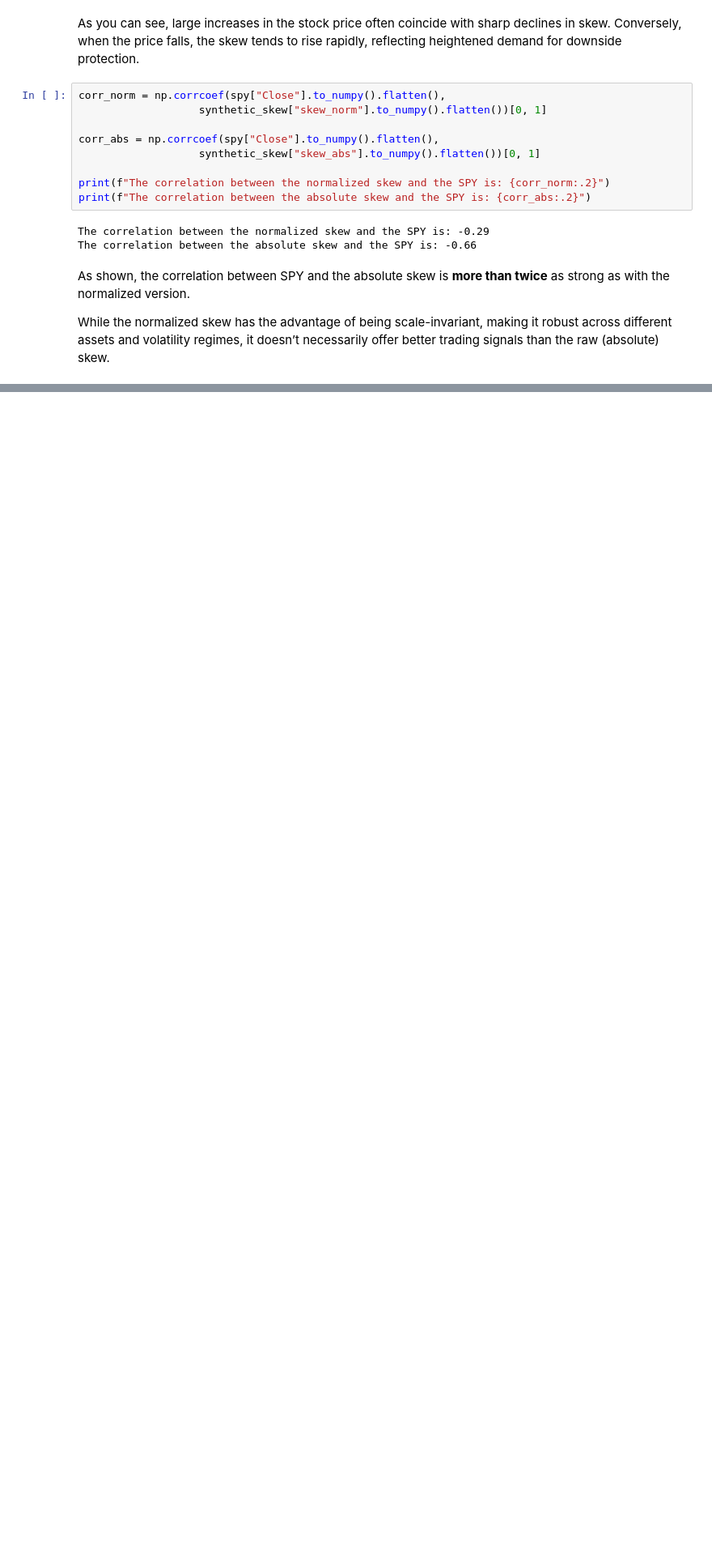
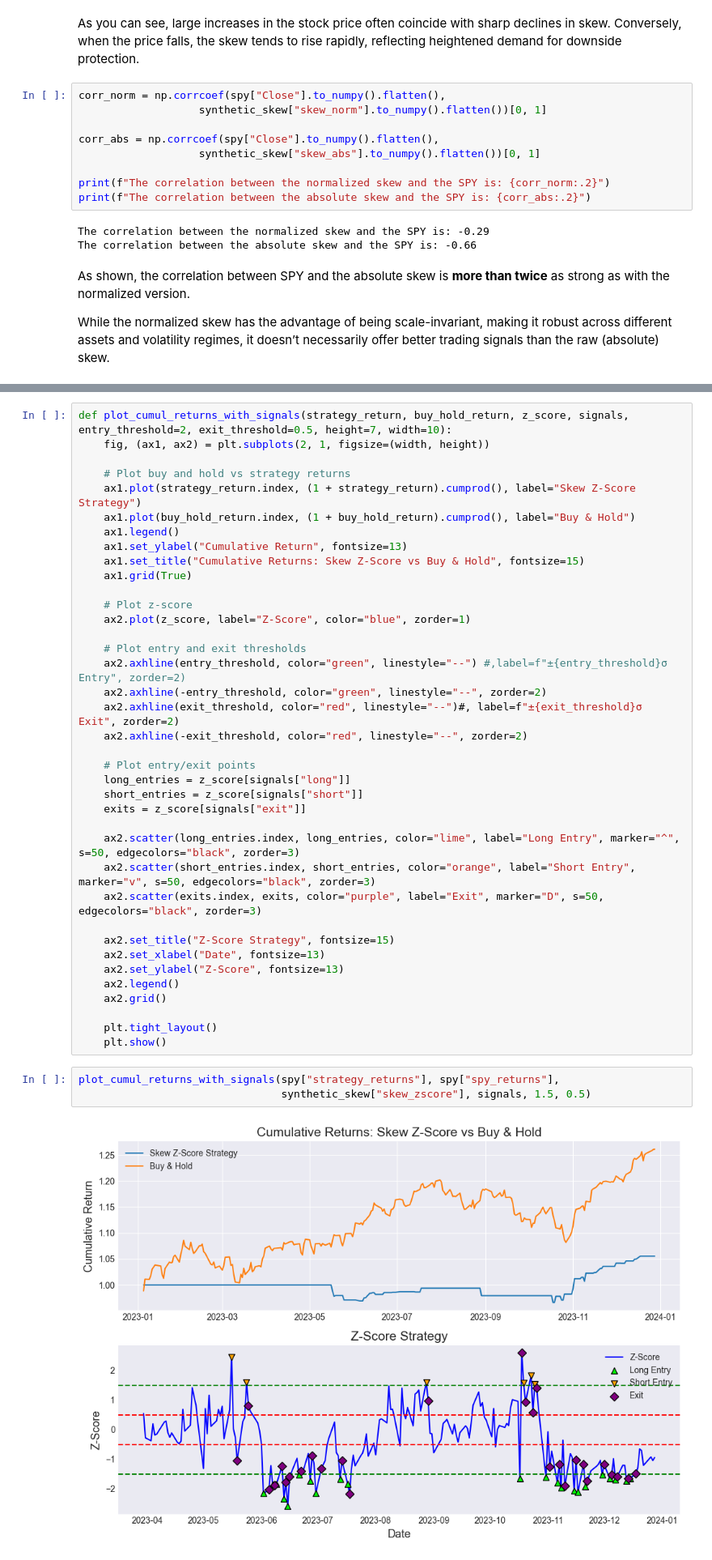
Before and after one commit to anthonymakarewicz/volatility-trading, a Jupyter notebook: skew_trading.ipynb, the cells around one changed output, grey strips where cells are left out. Shown at 81% size. Cells and saved outputs as stored; diff of their text form; blank space fills up the shorter version.

Commit message:
Added comapriosn between buy & hold vs skew reversion

```diff
--- a/skew_trading.ipynb
+++ b/skew_trading.ipynb
@@ -736,0 +762,43 @@ plt.show()
+# %%
+def plot_cumul_returns_with_signals(strategy_return, buy_hold_return, z_score, signals, entry_threshold=2, exit_threshold=0.5, height=7, width=10):
+    fig, (ax1, ax2) = plt.subplots(2, 1, figsize=(width, height))
+
+    # Plot buy and hold vs strategy returns
+    ax1.plot(strategy_return.index, (1 + strategy_return).cumprod(), label="Skew Z-Score Strategy")
+    ax1.plot(buy_hold_return.index, (1 + buy_hold_return).cumprod(), label="Buy & Hold")
+    ax1.legend()
+    ax1.set_ylabel("Cumulative Return", fontsize=13)
+    ax1.set_title("Cumulative Returns: Skew Z-Score vs Buy & Hold", fontsize=15)
+    ax1.grid(True)
+
+    # Plot z-score
+    ax2.plot(z_score, label="Z-Score", color="blue", zorder=1)
+
+    # Plot entry and exit thresholds
+    ax2.axhline(entry_threshold, color="green", linestyle="--") #,label=f"±{entry_threshold}σ Entry", zorder=2)
+    ax2.axhline(-entry_threshold, color="green", linestyle="--", zorder=2)
+    ax2.axhline(exit_threshold, color="red", linestyle="--")#, label=f"±{exit_threshold}σ Exit", zorder=2)
+    ax2.axhline(-exit_threshold, color="red", linestyle="--", zorder=2)
+
+    # Plot entry/exit points
+    long_entries = z_score[signals["long"]]
+    short_entries = z_score[signals["short"]]
+    exits = z_score[signals["exit"]]
+
+    ax2.scatter(long_entries.index, long_entries, color="lime", label="Long Entry", marker="^", s=50, edgecolors="black", zorder=3)
+    ax2.scatter(short_entries.index, short_entries, color="orange", label="Short Entry", marker="v", s=50, edgecolors="black", zorder=3)
+    ax2.scatter(exits.index, exits, color="purple", label="Exit", marker="D", s=50, edgecolors="black", zorder=3)
+
+    ax2.set_title("Z-Score Strategy", fontsize=15)
+    ax2.set_xlabel("Date", fontsize=13)
+    ax2.set_ylabel("Z-Score", fontsize=13)
+    ax2.legend()
+    ax2.grid()
+
+    plt.tight_layout()
+    plt.show()
+# %%
+plot_cumul_returns_with_signals(spy["strategy_returns"], spy["spy_returns"],
+                                synthetic_skew["skew_zscore"], signals, 1.5, 0.5)
+# %% [output]
+[figure, added]
```
Also changed, not shown: parts of 8 cells of this notebook.
